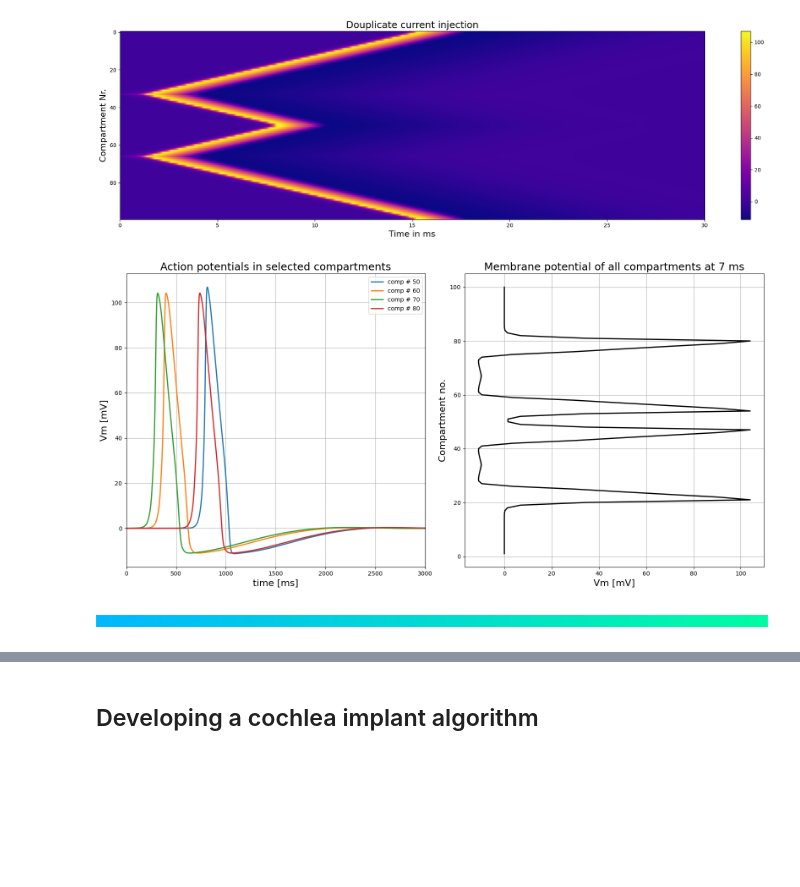
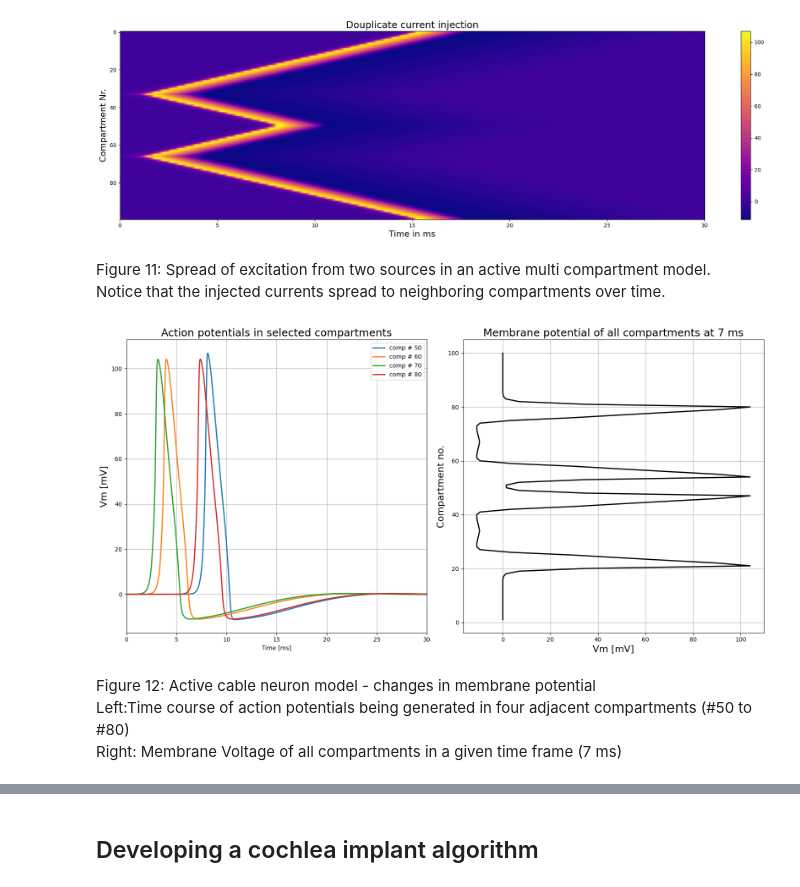
Before and after one commit to YKarsten/Neuron-Simulation, a Jupyter notebook: Neuron-Simulation.ipynb, the cells around one changed output, grey strips where cells are left out. Cells and saved outputs as stored; diff of their text form; code cells hidden in the pictures; blank space fills up the shorter version.

Commit message:
Markup text for Active cable model

```diff
--- a/Neuron-Simulation.ipynb
+++ b/Neuron-Simulation.ipynb
@@ -837,30 +833,36 @@ plt.tight_layout()
 plt.show()
 # %% [output]
 [figure]
+# %% [markdown]
+Figure 11: Spread of excitation from two sources in an active multi compartment model.
+Notice that the injected currents spread to neighboring compartments over time.
 # %%
 plt.figure(figsize=(16, 8))
 
 plt.subplot(1, 2, 1)
 compartments_to_plot = [50, 60, 70, 80]
 for comp in compartments_to_plot:
     plt.plot(Vm[comp, :], linewidth=2, label=f'comp # {comp}')
 plt.legend()
-plt.xlabel('time [ms]', fontsize=16)
+plt.xticks(np.arange(0, len(t), len(t) // 10), np.arange(0, 50, 5))  # Use xticks to set custom tick positions and labels
+plt.xlabel("Time [ms]", fontsize=16)
 plt.ylabel('Vm [mV]', fontsize=16)
 plt.title('Action potentials in selected compartments', fontsize=18)
 plt.grid(True)
 plt.xlim(0, 3000)
 
 plt.subplot(1, 2, 2)
 plt.plot(Vm[:, 700], np.arange(1, 101), linewidth=2, color='black')
 plt.xlabel('Vm [mV]', fontsize=16)
 plt.ylabel('Compartment no.', fontsize=16)
 plt.title('Membrane potential of all compartments at 7 ms', fontsize=18)
 plt.grid(True)
 
 plt.tight_layout()
 plt.show()
 # %% [output]
-[figure, old version]
+[figure, new version]
-# %% [markdown]
-![green-divider.png](attachment:green-divider.png)
+# %% [markdown]
+Figure 12: Active cable neuron model - changes in membrane potential
+Left:Time course of action potentials being generated in four adjacent compartments (#50 to #80)
+Right: Membrane Voltage of all compartments in a given time frame (7 ms)
```
Also changed, not shown: parts of 5 cells of this notebook.
